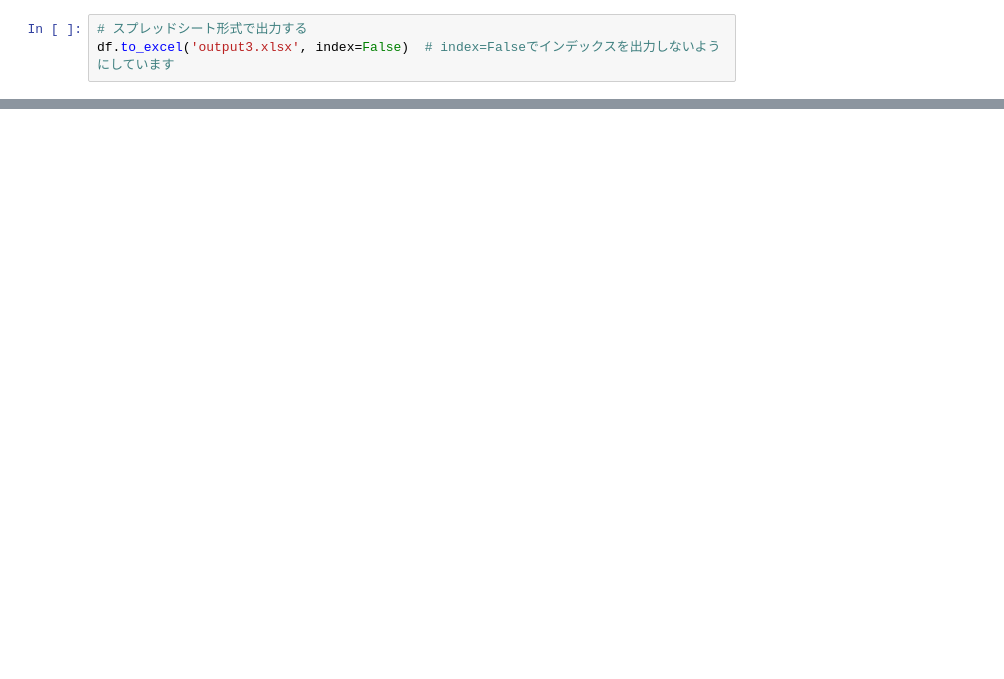
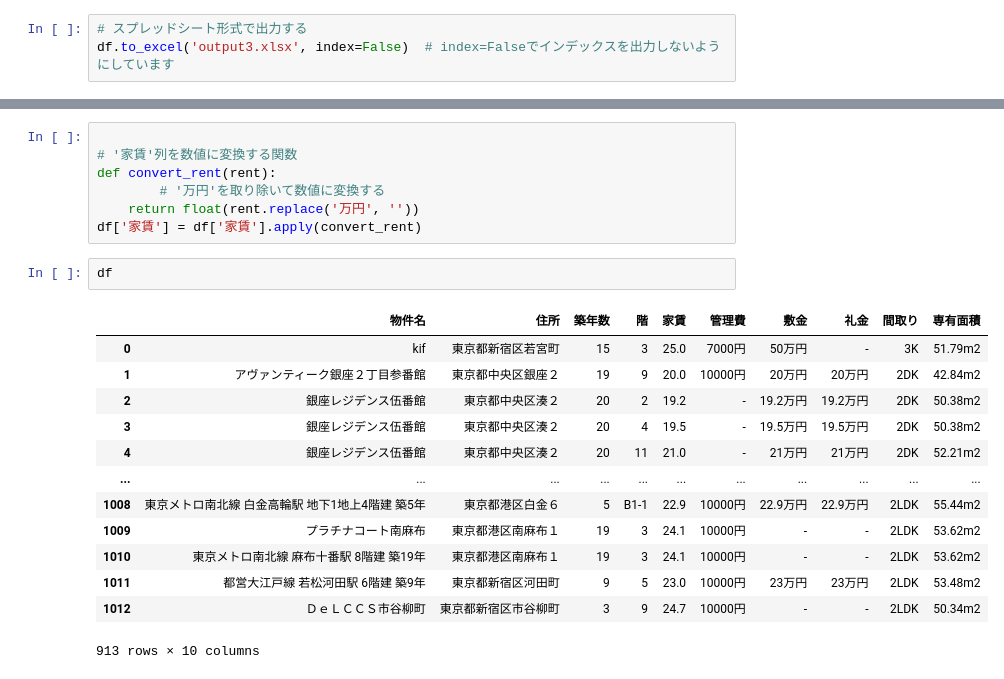
Before and after one commit to RockyIwata/STEP3, a Jupyter notebook: Suumo賃貸.ipynb, the cells around one changed output, grey strips where cells are left out. Drawn from its saved outputs; the diff is of its cells as text; blank space fills up the shorter version.

```diff
--- a/Suumo賃貸.ipynb
+++ b/Suumo賃貸.ipynb
@@ -69,0 +136,23 @@ df.to_excel('output3.xlsx', index=False)  # index=Falseでインデックスを
+# %%
+
+# '家賃'列を数値に変換する関数
+def convert_rent(rent):
+        # '万円'を取り除いて数値に変換する
+    return float(rent.replace('万円', ''))
+df['家賃'] = df['家賃'].apply(convert_rent)
+# %%
+df
+# %% [output]
+|  | 物件名 | 住所 | 築年数 | 階 | 家賃 | 管理費 | 敷金 | 礼金 | 間取り | 専有面積 |
+| 0 | kif | 東京都新宿区若宮町 | 15 | 3 | 25.0 | 7000円 | 50万円 | - | 3K | 51.79m2 |
+| 1 | アヴァンティーク銀座２丁目参番館 | 東京都中央区銀座２ | 19 | 9 | 20.0 | 10000円 | 20万円 | 20万円 | 2DK | 42.84m2 |
+| 2 | 銀座レジデンス伍番館 | 東京都中央区湊２ | 20 | 2 | 19.2 | - | 19.2万円 | 19.2万円 | 2DK | 50.38m2 |
+| 3 | 銀座レジデンス伍番館 | 東京都中央区湊２ | 20 | 4 | 19.5 | - | 19.5万円 | 19.5万円 | 2DK | 50.38m2 |
+| 4 | 銀座レジデンス伍番館 | 東京都中央区湊２ | 20 | 11 | 21.0 | - | 21万円 | 21万円 | 2DK | 52.21m2 |
+| ... | ... | ... | ... | ... | ... | ... | ... | ... | ... | ... |
+| 1008 | 東京メトロ南北線 白金高輪駅 地下1地上4階建 築5年 | 東京都港区白金６ | 5 | B1-1 | 22.9 | 10000円 | 22.9万円 | 22.9万円 | 2LDK | 55.44m2 |
+| 1009 | プラチナコート南麻布 | 東京都港区南麻布１ | 19 | 3 | 24.1 | 10000円 | - | - | 2LDK | 53.62m2 |
+| 1010 | 東京メトロ南北線 麻布十番駅 8階建 築19年 | 東京都港区南麻布１ | 19 | 3 | 24.1 | 10000円 | - | - | 2LDK | 53.62m2 |
+| 1011 | 都営大江戸線 若松河田駅 6階建 築9年 | 東京都新宿区河田町 | 9 | 5 | 23.0 | 10000円 | 23万円 | 23万円 | 2LDK | 53.48m2 |
+| 1012 | ＤｅＬＣＣＳ市谷柳町 | 東京都新宿区市谷柳町 | 3 | 9 | 24.7 | 10000円 | - | - | 2LDK | 50.34m2 |
+913 rows × 10 columns
```
Also changed, not shown: parts of 21 cells of this notebook, 1 other file.
